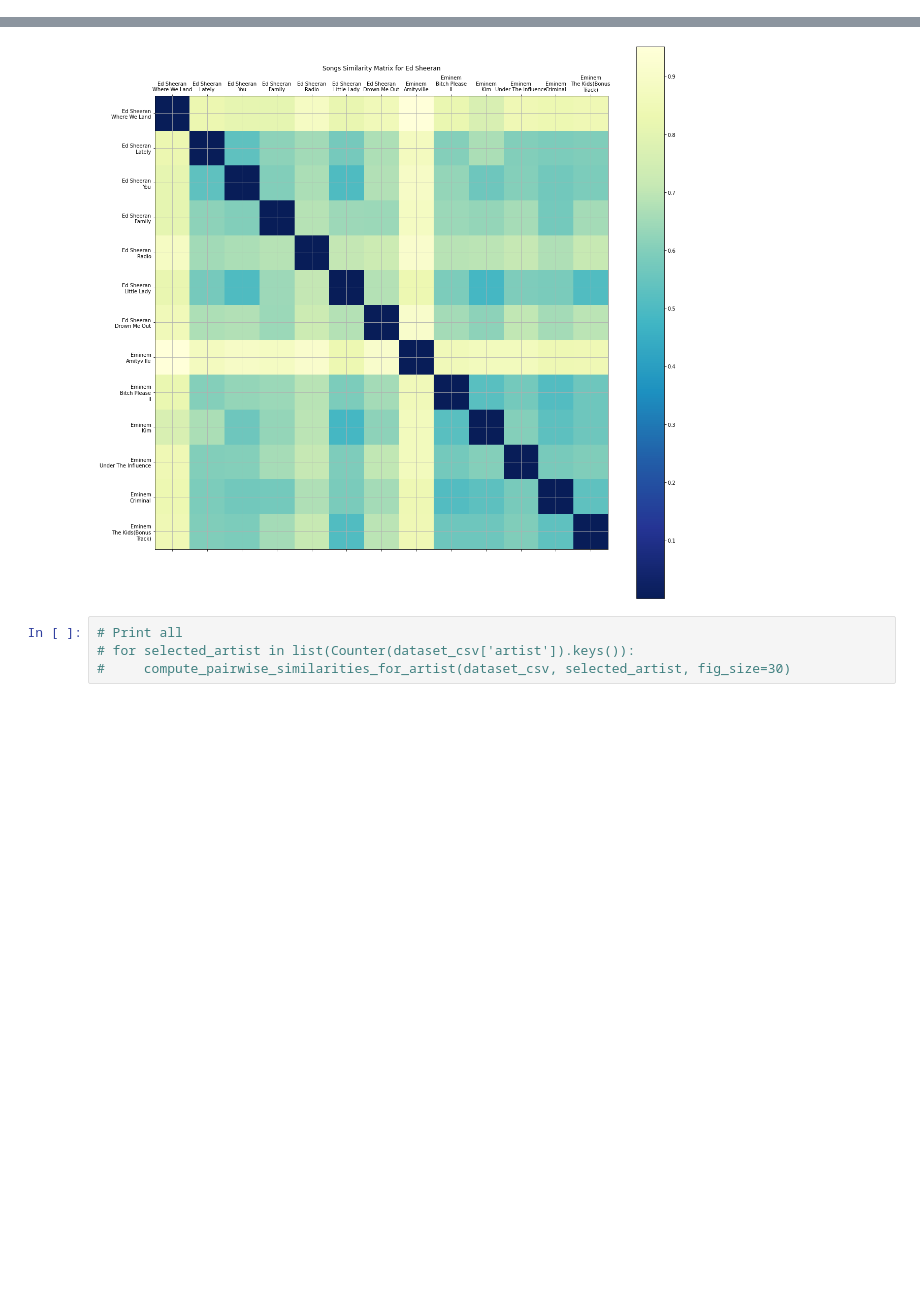
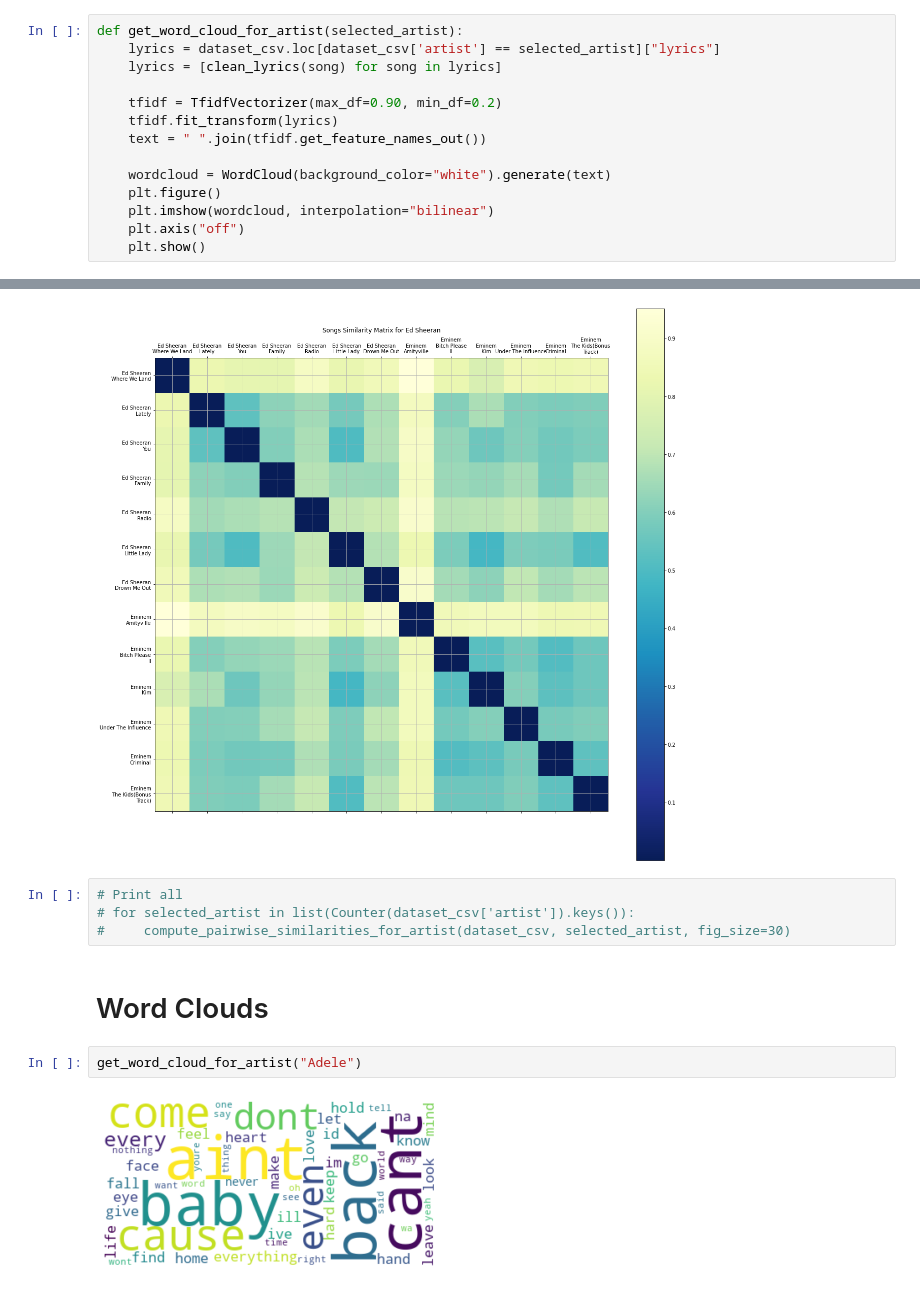
Before and after one commit to IrinaChitu/NLP2, a Jupyter notebook: plots/Plots_Dataset_Similarity.ipynb, the cells around one changed output, grey strips where cells are left out. Drawn from its saved outputs; the diff is of its cells as text; blank space fills up the shorter version.

Commit message:
Add word clouds for artists

```diff
--- a/plots/Plots_Dataset_Similarity.ipynb
+++ b/plots/Plots_Dataset_Similarity.ipynb
@@ -222,6 +218,20 @@ def get_albums_per_year(dataset_csv):
         year_albums = list(Counter(year_albums['album']).keys())
         albums_freq.append(len(year_albums))
     return albums_freq
+# %%
+def get_word_cloud_for_artist(selected_artist):
+    lyrics = dataset_csv.loc[dataset_csv['artist'] == selected_artist]["lyrics"]
+    lyrics = [clean_lyrics(song) for song in lyrics]
+
+    tfidf = TfidfVectorizer(max_df=0.90, min_df=0.2)
+    tfidf.fit_transform(lyrics)
+    text = " ".join(tfidf.get_feature_names_out())
+
+    wordcloud = WordCloud(background_color="white").generate(text)
+    plt.figure()
+    plt.imshow(wordcloud, interpolation="bilinear")
+    plt.axis("off")
+    plt.show()
 # %% [markdown]
 # Dataset Plots
 - Per-artist songs distribution
@@ -275,3 +289,9 @@ compute_pairwise_similarities_for_diff_artist(dataset_csv, "Ed Sheeran", [46, 47
 # Print all
 # for selected_artist in list(Counter(dataset_csv['artist']).keys()):
 #     compute_pairwise_similarities_for_artist(dataset_csv, selected_artist, fig_size=30)
+# %% [markdown]
+# Word Clouds
+# %%
+get_word_cloud_for_artist("Adele")
+# %% [output]
+[figure, added]
```
Also changed, not shown: parts of 5 cells of this notebook, 1 other file.
